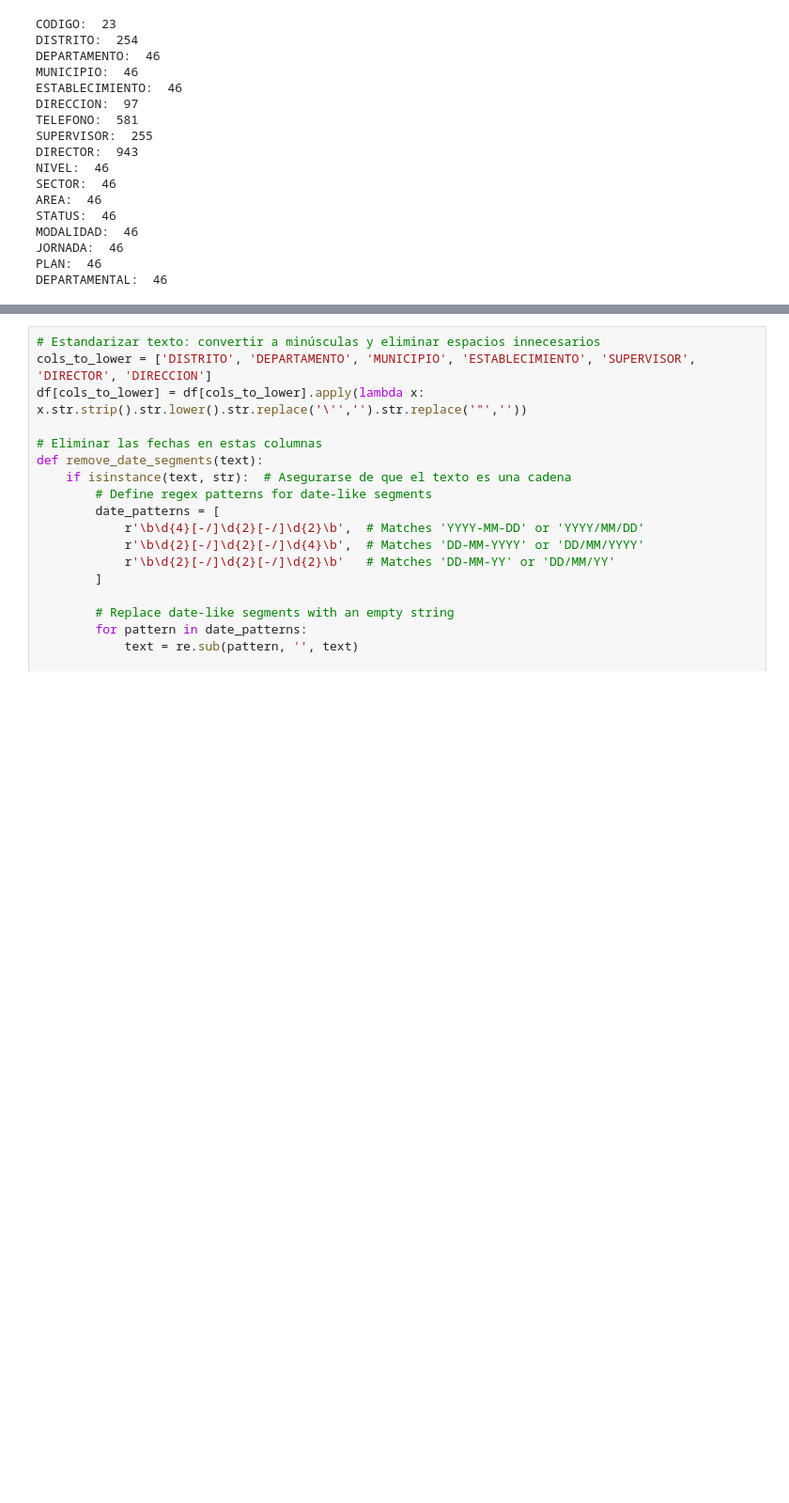
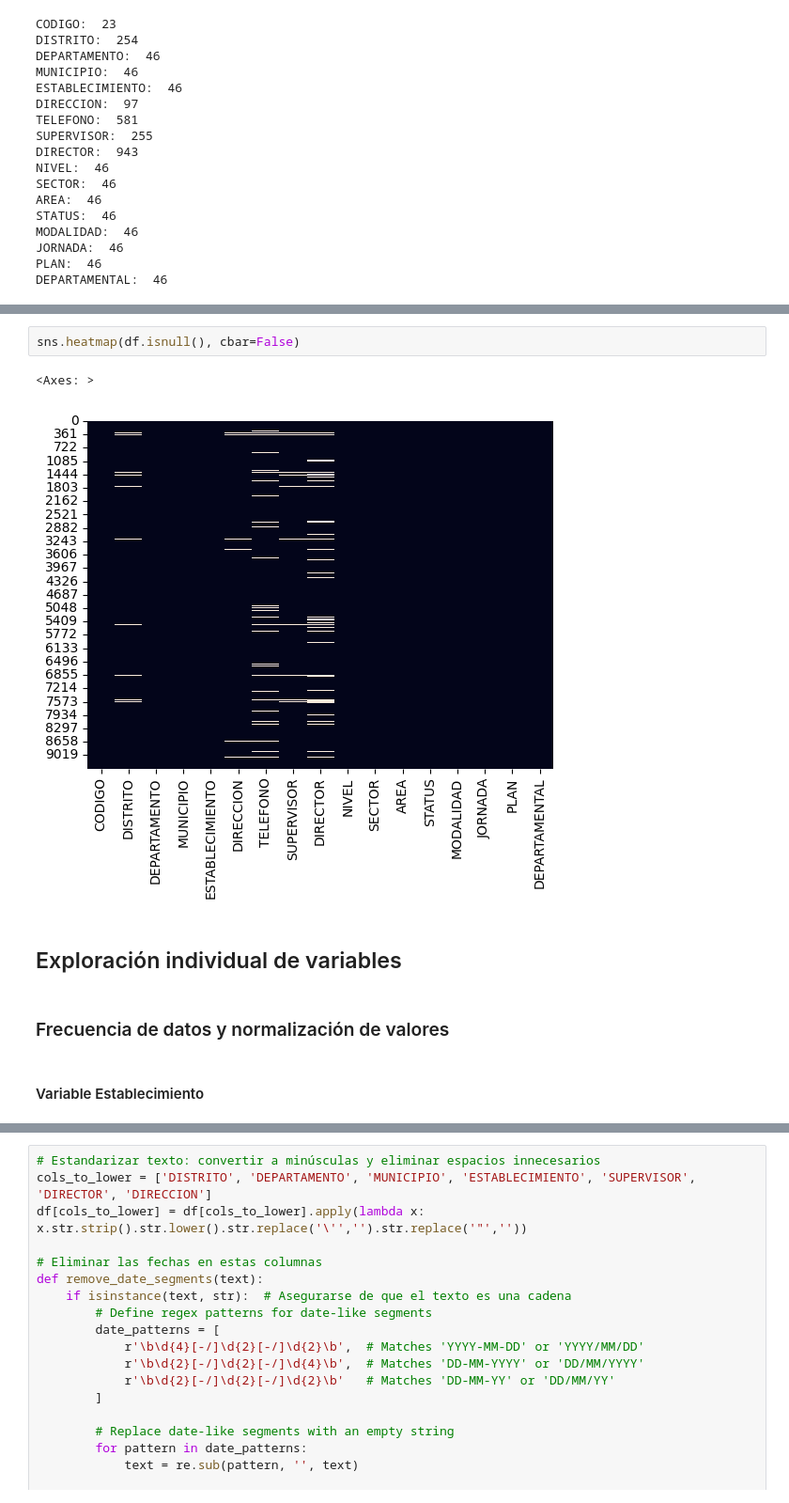
Before and after one commit to robertriosm/ds-project-1, a Jupyter notebook: Proyecto1DS (1).ipynb, the cells around one changed output, grey strips where cells are left out. Shown at 94% size. Drawn from its saved outputs; the diff is of its cells as text; blank space fills up the shorter version.

```diff
--- a/Proyecto1DS (1).ipynb
+++ b/Proyecto1DS (1).ipynb
@@ -70,3 +87,14 @@ df
+# %%
+sns.heatmap(df.isnull(), cbar=False)
+# %% [output]
+<Axes: >
+[figure, added]
+# %% [markdown]
+## Exploración individual de variables
+# %% [markdown]
+### Frecuencia de datos y normalización de valores
+# %% [markdown]
+#### Variable Establecimiento
 # %%
 #Contamos las repeticiones de establecimientos
 df.ESTABLECIMIENTO.value_counts()
```
Also changed, not shown: parts of 32 cells of this notebook, 3 other files.
